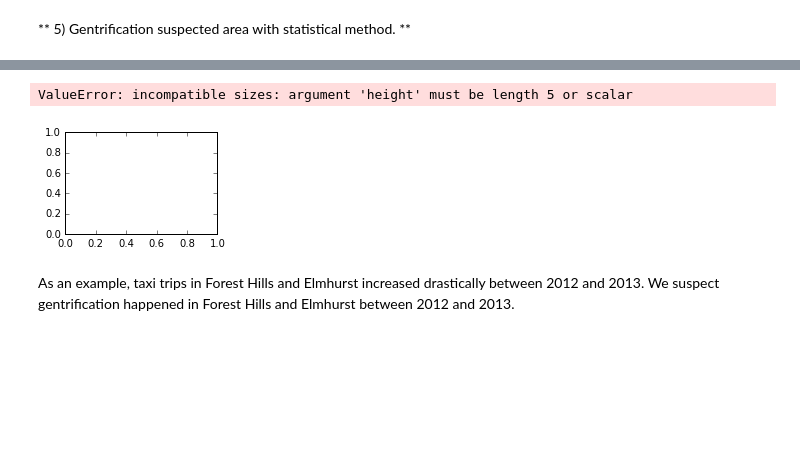
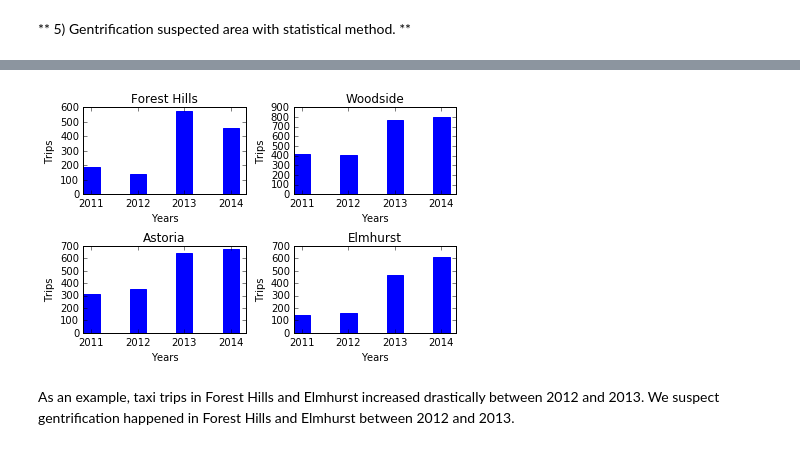
Before and after one commit to cjallow/DataScience-Project, a Jupyter notebook: EP_taxi_dataset_explore_queens-ver2_total_trip.ipynb, the cells around one changed output, grey strips where cells are left out. Drawn from its saved outputs; the diff is of its cells as text; code cells hidden in the pictures; blank space fills up the shorter version.

```diff
--- a/EP_taxi_dataset_explore_queens-ver2_total_trip.ipynb
+++ b/EP_taxi_dataset_explore_queens-ver2_total_trip.ipynb
@@ -340,6 +340,6 @@ Int64Index([31, 45, 60, 39], dtype='int64')
 # %%
 # bar graph - the number of taxi pickups in Queens
-ind = np.arange(5) # the x locations for the groups
+ind = np.arange(4) # the x locations for the groups
 width = 0.35       # the width of the bars
 
 fig = plt.figure()
@@ -359,35 +359,34 @@ ax1.set_xlabel('Years')
 ax1.set_ylabel('Trips')
 ax1.set_xticks(ind + width/2.)
 ax1.set_xticklabels(('2011', '2012', '2013', '2014'))
 
 ax2 = fig.add_subplot(222)
 ax2.bar(ind, get_y(gen_susp_area[1]), width, edgecolor='b')
 ax2.set_title(QN.PO_NAME.iloc[gen_susp_area[1]])
 ax2.set_xlabel('Years')
 ax2.set_ylabel('Trips')
 ax2.set_xticks(ind + width/2.)
 ax2.set_xticklabels(('2011', '2012', '2013', '2014'))
 
 ax3 = fig.add_subplot(223)
 ax3.bar(ind, get_y(gen_susp_area[2]), width, edgecolor='b')
 ax3.set_title(QN.PO_NAME.iloc[gen_susp_area[2]])
 ax3.set_xlabel('Years')
 ax3.set_ylabel('Trips')
 ax3.set_xticks(ind + width/2.)
 ax3.set_xticklabels(('2011', '2012', '2013', '2014'))
 
 ax4 = fig.add_subplot(224)
 ax4.bar(ind, get_y(gen_susp_area[3]), width, edgecolor='b')
 ax4.set_title(QN.PO_NAME.iloc[gen_susp_area[3]])
 ax4.set_xlabel('Years')
 ax4.set_ylabel('Trips')
 ax4.set_xticks(ind + width/2.)
 ax4.set_xticklabels(('2011', '2012', '2013', '2014'))
 
 plt.tight_layout()
 # %% [output]
-ValueError: incompatible sizes: argument 'height' must be length 5 or scalar
-[figure, old version]
+[figure, new version]
 # %% [markdown]
 As an example, taxi trips in Forest Hills and Elmhurst increased drastically between 2012 and 2013.
 We suspect gentrification happened in Forest Hills and Elmhurst between 2012 and 2013.
```
Also changed, not shown: parts of 15 cells of this notebook.
